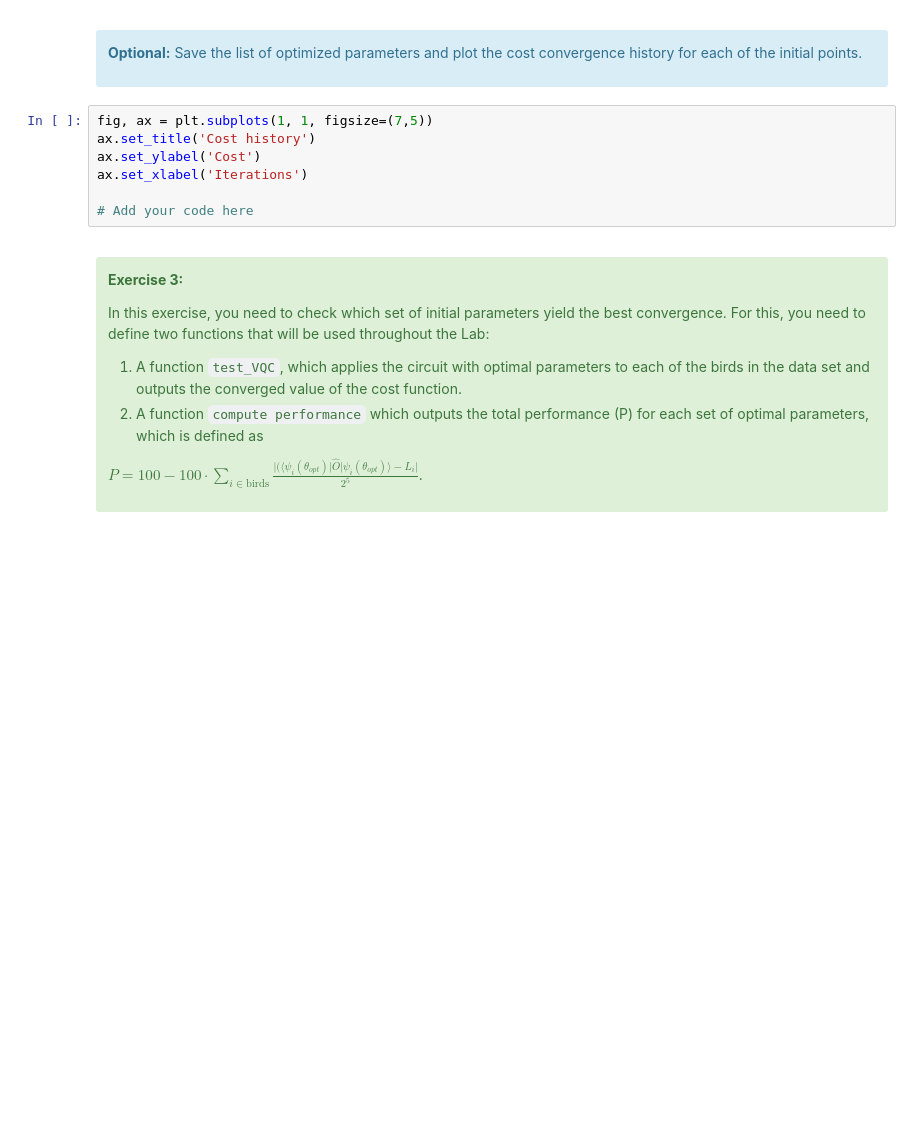
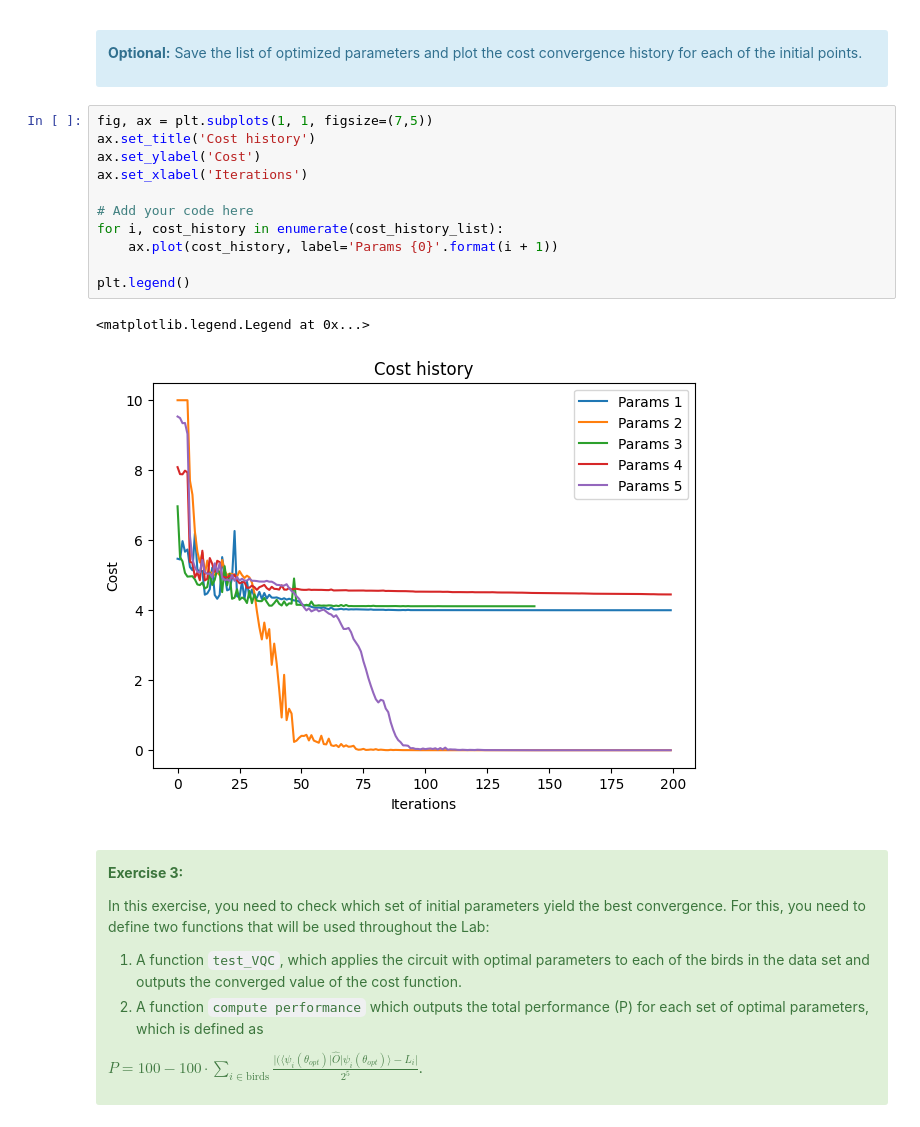
Before and after one commit to thspreetham98/ibm-quantum-challenge-2024, a Jupyter notebook: content/lab_4/lab-4.ipynb, the cells around one changed output. Cells and saved outputs as stored; diff of their text form; blank space fills up the shorter version.

```diff
--- a/content/lab_4/lab-4.ipynb
+++ b/content/lab_4/lab-4.ipynb
@@ -360,10 +396,17 @@ for it, params_0 in enumerate(params_0_list):
 # %%
 fig, ax = plt.subplots(1, 1, figsize=(7,5))
 ax.set_title('Cost history')
 ax.set_ylabel('Cost')
 ax.set_xlabel('Iterations')
 
 # Add your code here
+for i, cost_history in enumerate(cost_history_list):
+    ax.plot(cost_history, label='Params {0}'.format(i + 1))
+
+plt.legend()
+# %% [output]
+<matplotlib.legend.Legend at 0x...>
+[figure, added]
 # %% [markdown]
 <a id="exercise3"></a>
 <div class="alert alert-block alert-success">
```
Also changed, not shown: parts of 22 cells of this notebook.
